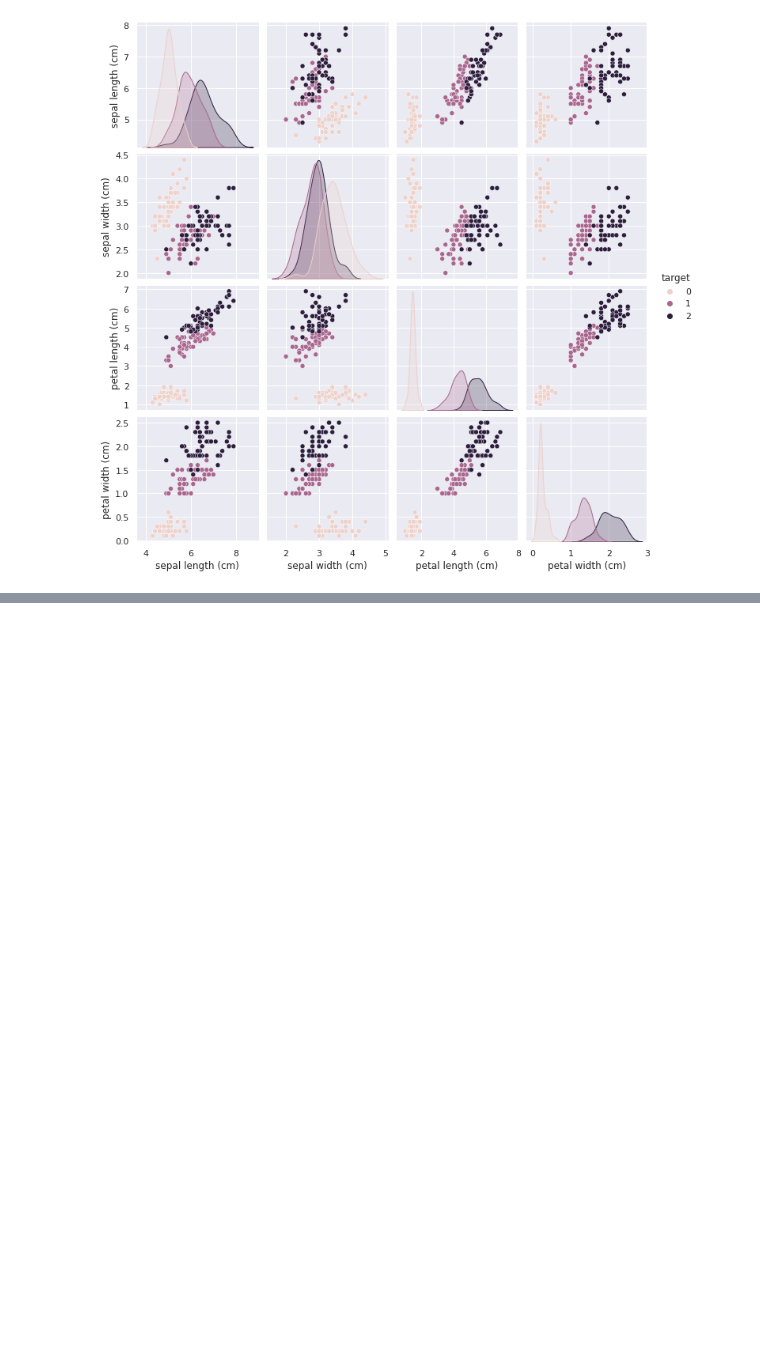
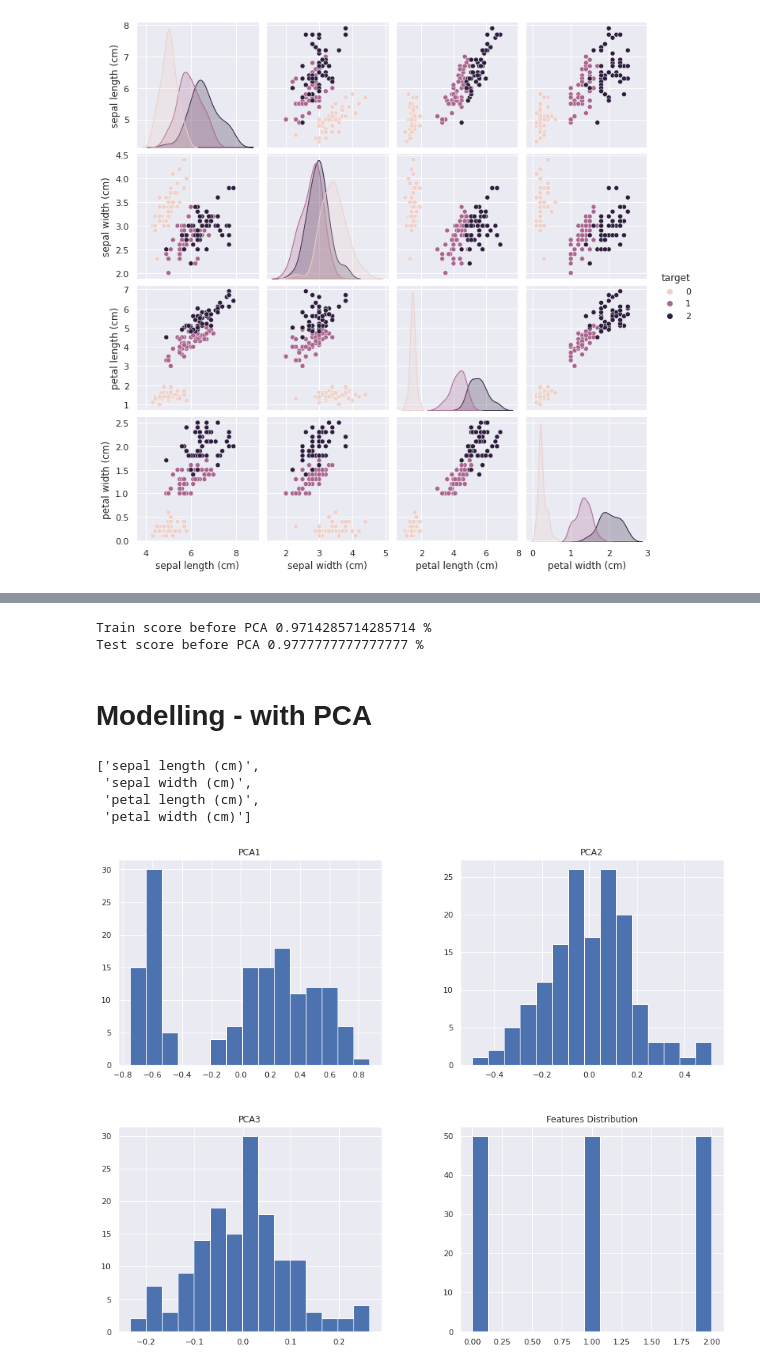
Before and after one commit to marcoortolani/dex, a Jupyter notebook: pca_sns_test.ipynb, the cells around one changed output, grey strips where cells are left out. Cells and saved outputs as stored; diff of their text form; code cells hidden in the pictures; blank space fills up the shorter version.

```diff
--- a/pca_sns_test.ipynb
+++ b/pca_sns_test.ipynb
@@ -90,0 +104,7 @@ p=sns.pairplot(iris_data, hue = 'target')
+# %%
+X = iris_data.drop(['target'],axis=1)
+y = iris_data.target
+# %%
+from sklearn.preprocessing import MinMaxScaler
+scaler = MinMaxScaler()
+X=scaler.fit_transform(X)
@@ -90,0 +113,31 @@ p=sns.pairplot(iris_data, hue = 'target')
+# %%
+knn = KNeighborsClassifier(7)
+knn.fit(X_train,y_train)
+print("Train score before PCA",knn.score(X_train,y_train),"%")
+print("Test score before PCA",knn.score(X_test,y_test),"%")
+# %% [output]
+Train score before PCA 0.9714285714285714 %
+Test score before PCA 0.9777777777777777 %
+# %% [markdown]
+# Modelling - with PCA
+# %%
+from sklearn.decomposition import PCA
+pca = PCA()
+X_new = pca.fit_transform(X)
+# %%
+iris['feature_names']
+# %% [output]
+['sepal length (cm)',
+ 'sepal width (cm)',
+ 'petal length (cm)',
+ 'petal width (cm)']
+# %%
+pca_iris_data = pd.DataFrame(data= np.c_[X_new, iris_data['target']],
+                         columns= ['PCA1', 'PCA2', 'PCA3'] + ['target'])
+
+
+pca_iris_data.hist(figsize=(15,12),bins = 15)
+plt.title("Features Distribution")
+plt.show()
+# %% [output]
+[figure, added]
```
Also changed, not shown: parts of 12 cells of this notebook.
